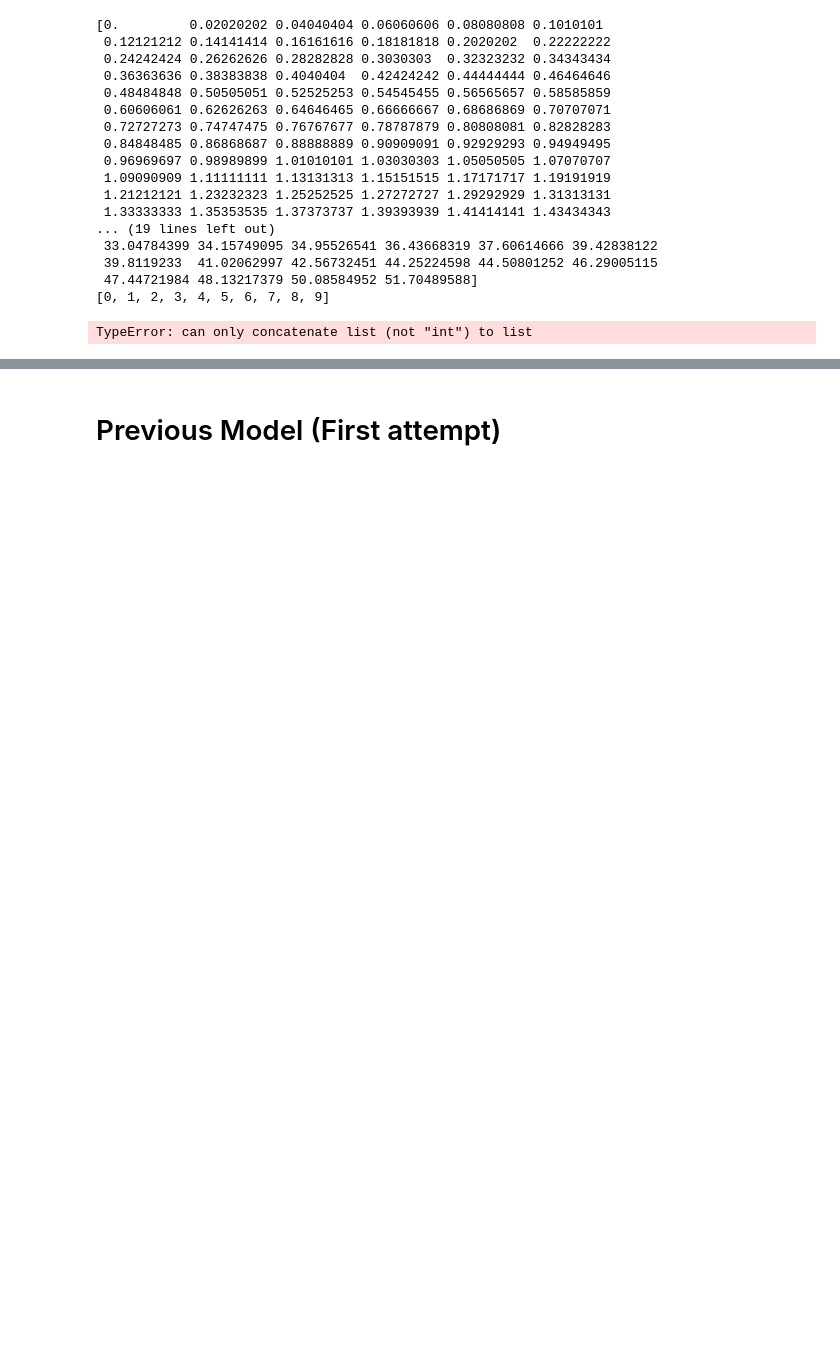
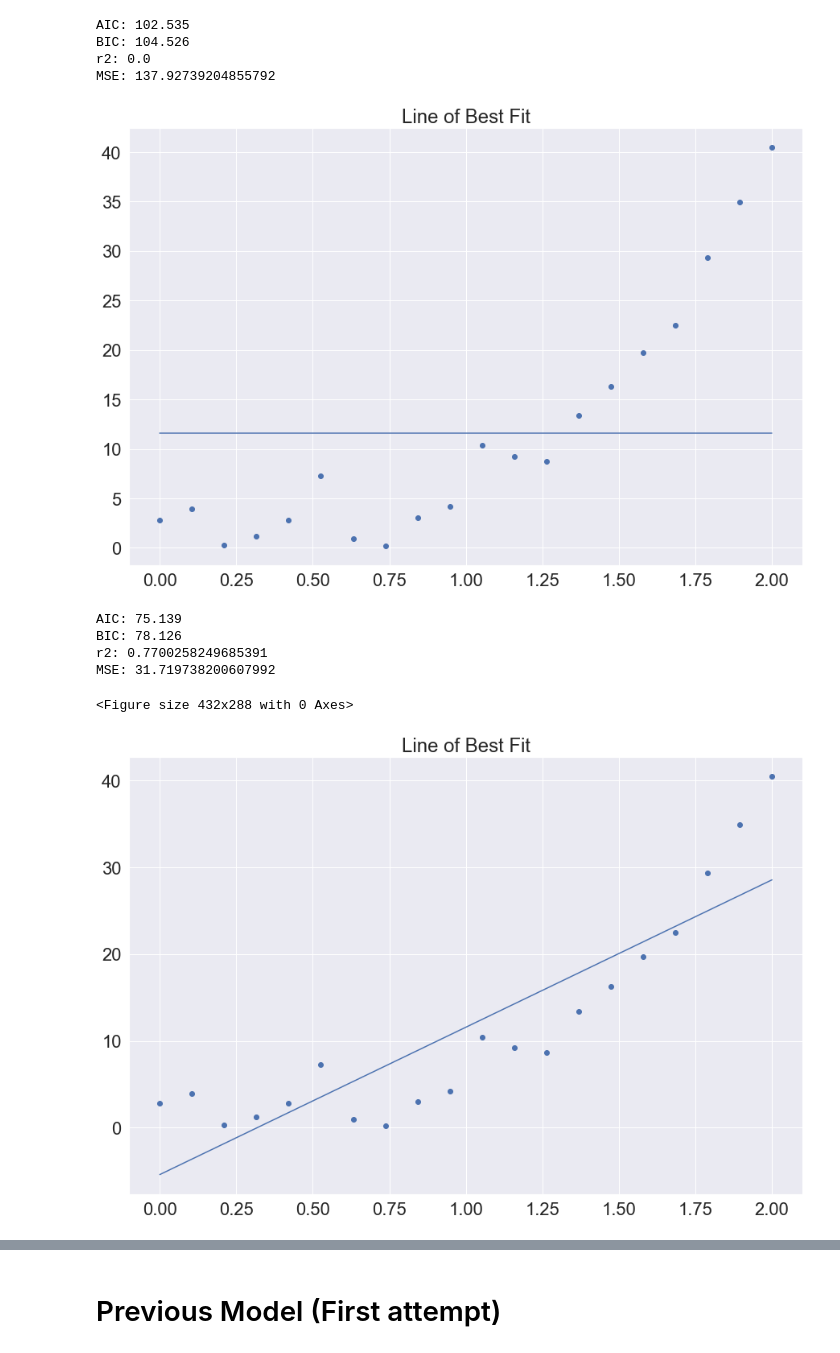
Before and after one commit to deborah-O/information-criteria, a Jupyter notebook: polynomial_example.ipynb, the cells around one changed output, grey strips where cells are left out. Saved outputs shown, nothing was run; the diff lists cells and outputs as text; code cells hidden in the pictures; blank space fills up the shorter version.

Commit message:
Finished Polynomial Regression Example

```diff
--- a/polynomial_example.ipynb
+++ b/polynomial_example.ipynb
@@ -63,36 +60,0 @@ y = generate_data(100, 4)
-# %%
-def train_polynomial_model(x, y, degree):
-    print(x)
-    print(y)
-    print(degree)
-    lin_reg = LinearRegression()
-    #print('Number of parameters: %d' % (num_params))
-    polynomial_features = PolynomialFeatures(degree=degree)
-    x_poly = polynomial_features.fit_transform(x.reshape(-1, 1))
-    model = lin_reg.fit(x_poly, y)
-    num_params = len(model.coef_) + 1
-    num_params_list.append(num_params)
-    return lin_reg
-
-def make_predictions(train_model, x):
-    return train_model.predict(x)
-
-def print_stats(y, y_pred):
-    print(r2_score(y, y_pred))
-    print(mse(y, y_pred))
-
-    # calculate aic for regression
-def calculate_aic(self, n, mse, num_params):
-    aic = n * log(mse) + 2 * num_params
-    return aic
-
-    # calculate bic for regression
-def calculate_bic(self, n, mse, num_params):
-    bic = n * log(mse) + num_params * log(n)
-    return bic
-
-def plot_model(x, y, y_pred):
-    plt.figure()
-    plt.scatter(x, y)
-    plt.plot(x, y_pred)
-    plt.show()
@@ -99,24 +101,18 @@ def plot_model(x, y, y_pred):
 # %%
-train_model = train_polynomial_model(x, y, degree)
-predictions = make_predictions()
-stats = print_stats()
-plots = plot_model()
+#model output
+for i in range(len(degree)):
+    train_model = train_polynomial_model(x, y, degree[i])
+    stats = print_stats(y, train_model)
+    plots = plot_model(x, y, train_model)
 # %% [output]
-[0.         0.02020202 0.04040404 0.06060606 0.08080808 0.1010101
- 0.12121212 0.14141414 0.16161616 0.18181818 0.2020202  0.22222222
- 0.24242424 0.26262626 0.28282828 0.3030303  0.32323232 0.34343434
- 0.36363636 0.38383838 0.4040404  0.42424242 0.44444444 0.46464646
- 0.48484848 0.50505051 0.52525253 0.54545455 0.56565657 0.58585859
- 0.60606061 0.62626263 0.64646465 0.66666667 0.68686869 0.70707071
- 0.72727273 0.74747475 0.76767677 0.78787879 0.80808081 0.82828283
- 0.84848485 0.86868687 0.88888889 0.90909091 0.92929293 0.94949495
- 0.96969697 0.98989899 1.01010101 1.03030303 1.05050505 1.07070707
- 1.09090909 1.11111111 1.13131313 1.15151515 1.17171717 1.19191919
- 1.21212121 1.23232323 1.25252525 1.27272727 1.29292929 1.31313131
- 1.33333333 1.35353535 1.37373737 1.39393939 1.41414141 1.43434343
-... (19 lines left out)
- 33.04784399 34.15749095 34.95526541 36.43668319 37.60614666 39.42838122
- 39.8119233  41.02062997 42.56732451 44.25224598 44.50801252 46.29005115
- 47.44721984 48.13217379 50.08584952 51.70489588]
-[0, 1, 2, 3, 4, 5, 6, 7, 8, 9]
+AIC: 102.535
+BIC: 104.526
+r2: 0.0
+MSE: 137.92739204855792
+[figure, added]
-TypeError: can only concatenate list (not "int") to list
+AIC: 75.139
+BIC: 78.126
+r2: 0.7700258249685391
+MSE: 31.719738200607992
+<Figure size 432x288 with 0 Axes>
+[figure, added]
```
Also changed, not shown: parts of 26 cells of this notebook.
